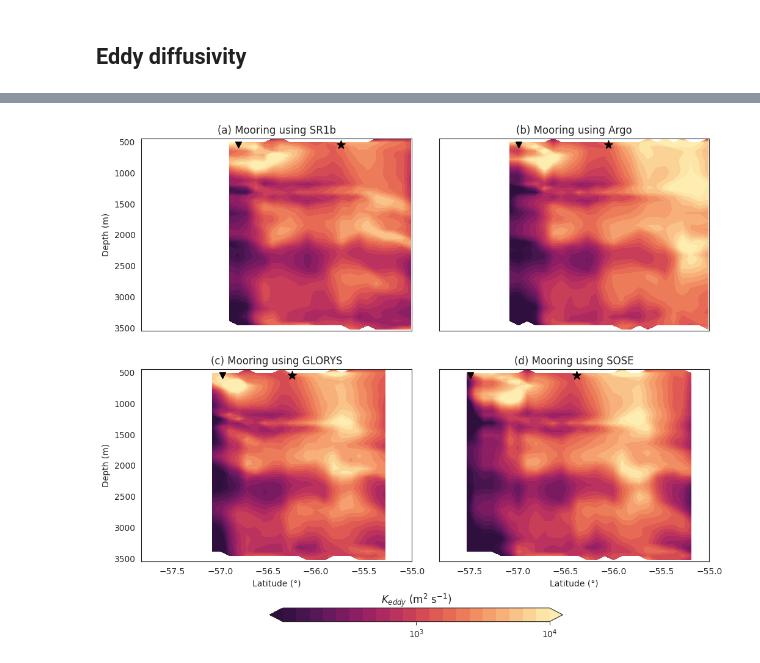
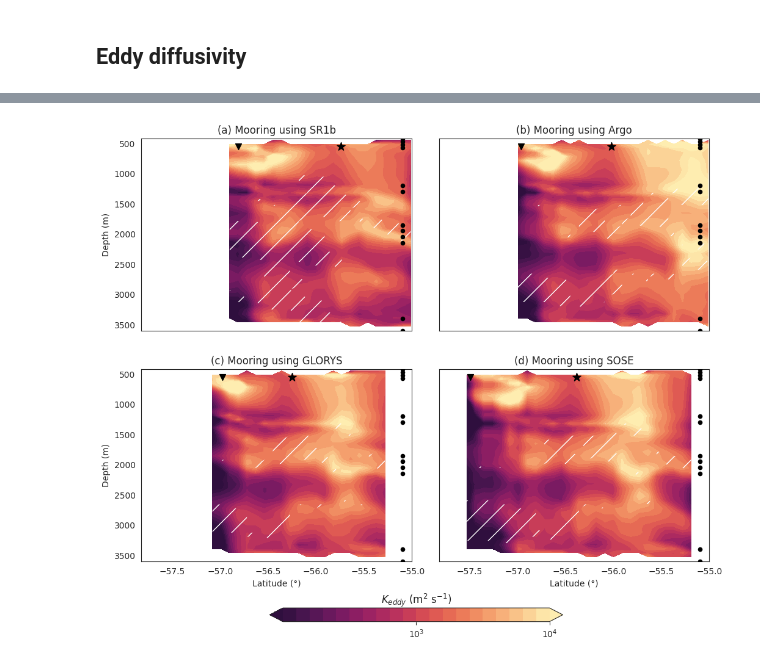
Before and after one commit to MiriamSterl/SouthernOceanMooringDiffusivity, a Jupyter notebook: plot_data_paper.ipynb, the cells around one changed output, grey strips where cells are left out. Drawn from its saved outputs; the diff is of its cells as text; code cells hidden in the pictures.

```diff
--- a/plot_data_paper.ipynb
+++ b/plot_data_paper.ipynb
@@ -972,0 +1050,32 @@ plt.savefig('figures_paper/diffusivity.pdf', bbox_inches='tight')
+# %%
+ds_ng11 = xr.open_dataset('../data/NG11_diffusivity/eddy_diff_NG11.nc')
+
+fig, ((ax1,ax2)) = plt.subplots(1, 2, figsize=(12,4.5),sharex=True, sharey=True)
+cmap = cmo.cm.matter_r
+levs_moorings = np.arange(2, 4.1, 0.1)
+
+im1 = ax1.contourf(lat_moorings, depth_moorings, np.log10(ds_moorings_sr1b_depth.eddy_diff.values),cmap=cmap, levels = levs_moorings, extend='both')
+
+im2 = ax2.contourf(ds_ng11.lat, ds_ng11.depth, np.log10(ds_ng11.K.values),cmap=cmap, levels = levs_moorings, extend='both')
+
+cbar_ax = fig.add_axes([0.3, -0.1, 0.4, 0.035])
+cbar = fig.colorbar(im1, cax=cbar_ax, orientation='horizontal', ticks=[2,3,4])
+cbar.ax.set_xticklabels([r'$10^{2}$',r'$10^{3}$',r'$10^{4}$'])
+cbar.ax.set_title(r'$K_{eddy}$ (m$^2$ s$^{-1}$)')
+
+ax1.set_title(r'(a) Mooring using SR1b')
+ax2.set_title(r'(b) NG11')
+
+for ax in [ax1, ax2]:
+    ax.grid(False)
+    ax.set_xlim(-57.1,-55)
+    ax.set_ylim(420,3600)
+    ax.invert_yaxis()
+    ax.set_xticks(np.arange(-57,-54.8,0.5))
+    ax.set_xlabel(r'Latitude (°)', fontsize=11)
+    ax.scatter(PF_lat_SR1b, 550, marker='v', color='k', s=50, zorder=10)
+    ax.scatter(SAF_lat_SR1b, 550, marker='*', color='k', s=100, zorder=10)
+ax1.set_ylabel('Depth (m)', fontsize=11)
+
+plt.subplots_adjust(wspace=0.1)
+#plt.savefig('../figures_paper/diffusivity.pdf', bbox_inches='tight')
@@ -973,42 +1084,46 @@ plt.savefig('figures_paper/diffusivity.pdf', bbox_inches='tight')
 # %%
 fig, ((ax1,ax2),(ax3,ax4)) = plt.subplots(2, 2, figsize=(12,9),sharex=True, sharey=True)
 cmap = cmo.cm.matter_r
-#levs_moorings = np.arange(2.5, 4.51, 0.1)
 levs_moorings = np.arange(2, 4.1, 0.1)
 
 im1 = ax1.contourf(lat_moorings, depth_moorings, np.log10(ds_moorings_sr1b_depth.eddy_diff.values),cmap=cmap, levels = levs_moorings, extend='both')
+hatch1 = ax1.contourf(lat_section, depth_section, np.log10(abs(ds_section_depth.dthetabardy)), levels=[-8,-7],colors='none', hatches=['/'])
 ax1.scatter(PF_lat_SR1b, 550, marker='v', color='k', s=50, zorder=10)
 ax1.scatter(SAF_lat_SR1b, 550, marker='*', color='k', s=100, zorder=10)
 im2 = ax2.contourf(lat_moorings, depth_moorings, np.log10(ds_moorings_argo_depth.eddy_diff.values),cmap=cmap, levels = levs_moorings, extend='both')
+hatch2 = ax2.contourf(lat_moorings, depth_moorings, np.log10(abs(ds_moorings_argo_depth.dthetabardy)), levels=[-8,-7],colors='none', hatches=['/'])
 ax2.scatter(PF_lat_Argo, 550, marker='v', color='k', s=50, zorder=10)
 ax2.scatter(SAF_lat_Argo, 550, marker='*', color='k', s=100, zorder=10)
 im3 = ax3.contourf(lat_moorings, depth_moorings, np.log10(ds_moorings_cmems_depth.eddy_diff.values),cmap=cmap, levels = levs_moorings, extend='both')
+hatch3 = ax3.contourf(lat_moorings, depth_moorings, np.log10(abs(ds_moorings_cmems_depth.dthetabardy)), levels=[-8,-7],colors='none', hatches=['/'])
 ax3.scatter(PF_lat_CMEMS, 550, marker='v', color='k', s=50, zorder=10)
 ax3.scatter(SAF_lat_CMEMS, 550, marker='*', color='k', s=100, zorder=10)
 im4 = ax4.contourf(lat_moorings, depth_moorings, np.log10(ds_moorings_sose_depth.eddy_diff.values),cmap=cmap, levels = levs_moorings, extend='both')
+hatch4 = ax4.contourf(lat_moorings, depth_moorings, np.log10(abs(ds_moorings_sose_depth.dthetabardy)), levels=[-8,-7],colors='none', hatches=['/'])
 ax4.scatter(PF_lat_SOSE, 550, marker='v', color='k', s=50, zorder=10)
 ax4.scatter(SAF_lat_SOSE, 550, marker='*', color='k', s=100, zorder=10)
 
 for ax in [ax1,ax2,ax3,ax4]:
     ax.set_xlim(-57.82, -55)
-    ax.set_ylim(450,3550)
+    ax.set_ylim(420,3600)
     ax.invert_yaxis()
+    ax.scatter(np.ones(len(instrument_depths))*-55.1, instrument_depths, marker='o', color='k', s=20, zorder=10)
 for ax in [ax3,ax4]:
     ax.set_xlabel('Latitude (°)')
 for ax in [ax1,ax3]:
     ax.set_ylabel('Depth (m)')
 
 ax1.set_title(r'(a) Mooring using SR1b')
 ax2.set_title(r'(b) Mooring using Argo')
 ax3.set_title(r'(c) Mooring using GLORYS')
 ax4.set_title(r'(d) Mooring using SOSE')
 
 cbar_ax = fig.add_axes([0.3, 0, 0.4, 0.025])
 cbar = fig.colorbar(im1, cax=cbar_ax, orientation='horizontal', ticks=[3,4])
 cbar.ax.set_xticklabels([r'$10^{3}$',r'$10^{4}$'])
 cbar.ax.set_title(r'$K_{eddy}$ (m$^2$ s$^{-1}$)')
 
 plt.subplots_adjust(wspace=0.1)
-plt.savefig('figures_paper/diffusivity_all.pdf', bbox_inches='tight')
+#plt.savefig('../figures_paper/diffusivity_all.pdf', bbox_inches='tight')
 # %% [output]
-[figure, old version]
+[figure, new version]
```
Also changed, not shown: parts of 19 cells of this notebook, 3 other files.
